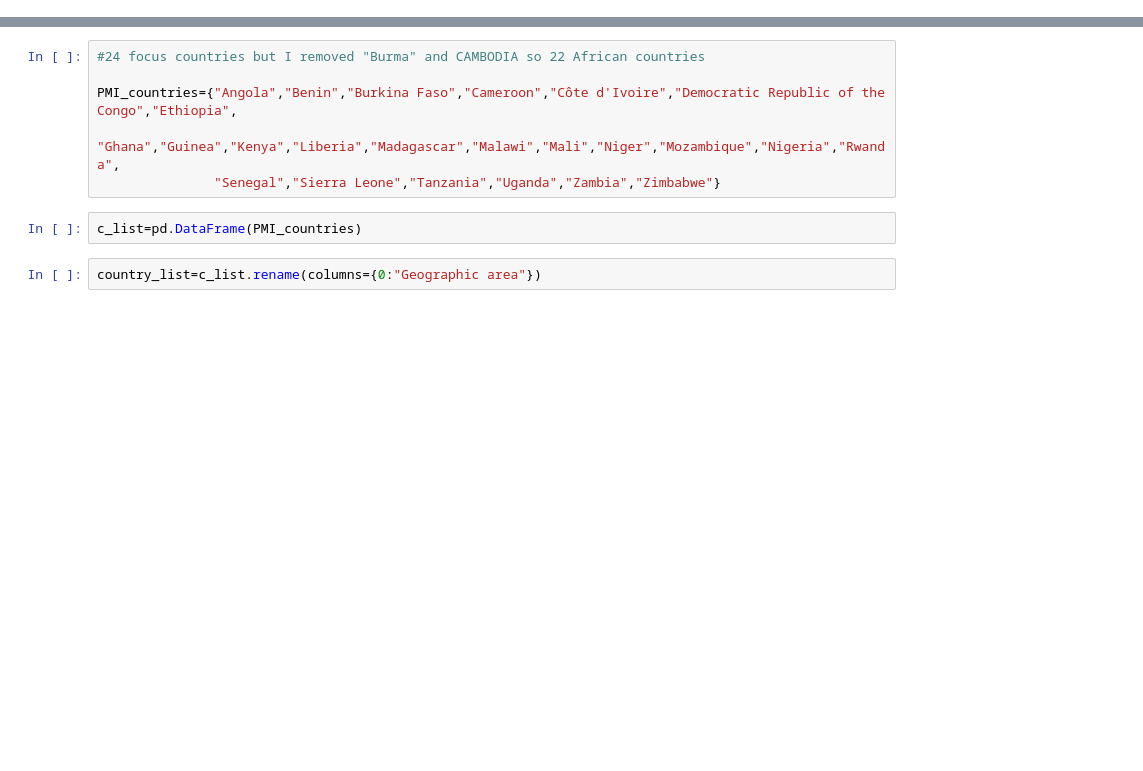
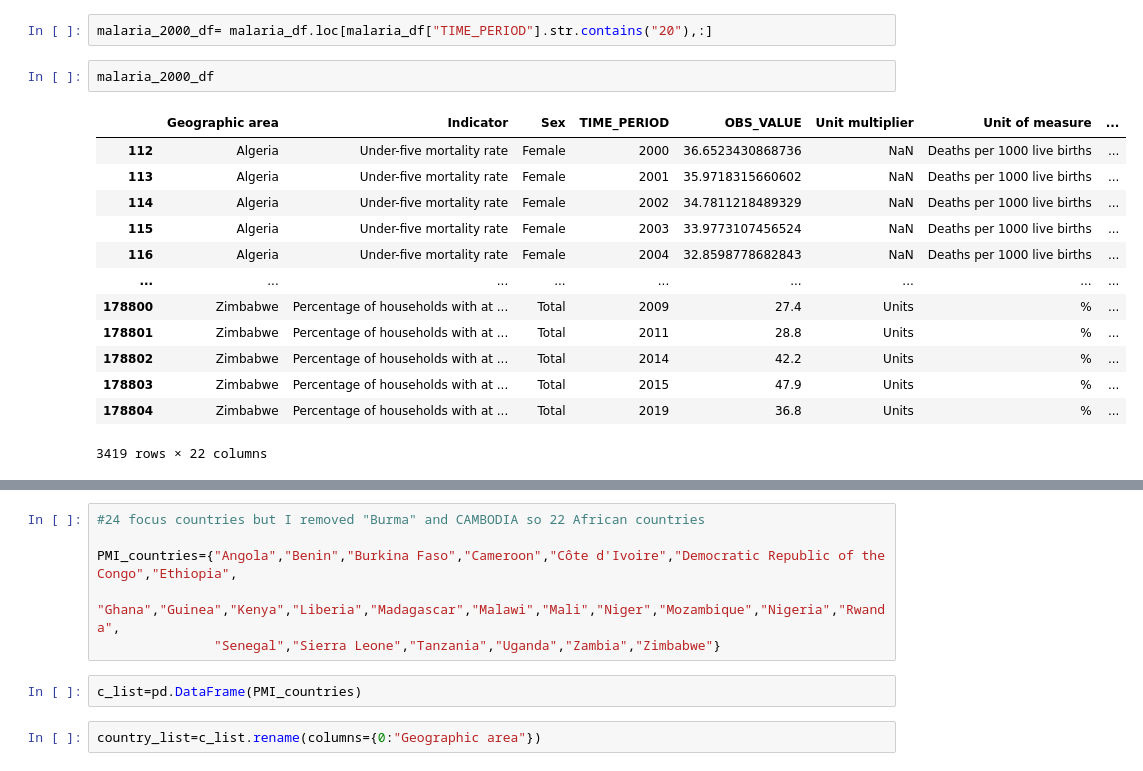
Before and after one commit to clemiblac/US_Africa_Policy, a Jupyter notebook: PMI countries vs non PMI.ipynb, the cells around one changed output, grey strips where cells are left out. Saved outputs shown, nothing was run; the diff lists cells and outputs as text; blank space fills up the shorter version.

```diff
--- a/PMI countries vs non PMI.ipynb
+++ b/PMI countries vs non PMI.ipynb
@@ -0,0 +98,18 @@
+# %%
+malaria_2000_df= malaria_df.loc[malaria_df["TIME_PERIOD"].str.contains("20"),:]
+# %%
+malaria_2000_df
+# %% [output]
+|  | Geographic area | Indicator | Sex | TIME_PERIOD | OBS_VALUE | Unit multiplier | Unit of measure | ... |
+| 112 | Algeria | Under-five mortality rate | Female | 2000 | 36.6523430868736 | NaN | Deaths per 1000 live births | ... |
+| 113 | Algeria | Under-five mortality rate | Female | 2001 | 35.9718315660602 | NaN | Deaths per 1000 live births | ... |
+| 114 | Algeria | Under-five mortality rate | Female | 2002 | 34.7811218489329 | NaN | Deaths per 1000 live births | ... |
+| 115 | Algeria | Under-five mortality rate | Female | 2003 | 33.9773107456524 | NaN | Deaths per 1000 live births | ... |
+| 116 | Algeria | Under-five mortality rate | Female | 2004 | 32.8598778682843 | NaN | Deaths per 1000 live births | ... |
+| ... | ... | ... | ... | ... | ... | ... | ... | ... |
+| 178800 | Zimbabwe | Percentage of households with at ... | Total | 2009 | 27.4 | Units | % | ... |
+| 178801 | Zimbabwe | Percentage of households with at ... | Total | 2011 | 28.8 | Units | % | ... |
+| 178802 | Zimbabwe | Percentage of households with at ... | Total | 2014 | 42.2 | Units | % | ... |
+| 178803 | Zimbabwe | Percentage of households with at ... | Total | 2015 | 47.9 | Units | % | ... |
+| 178804 | Zimbabwe | Percentage of households with at ... | Total | 2019 | 36.8 | Units | % | ... |
+3419 rows × 22 columns
```
Also changed, not shown: parts of 14 cells of this notebook, 2 other files.
